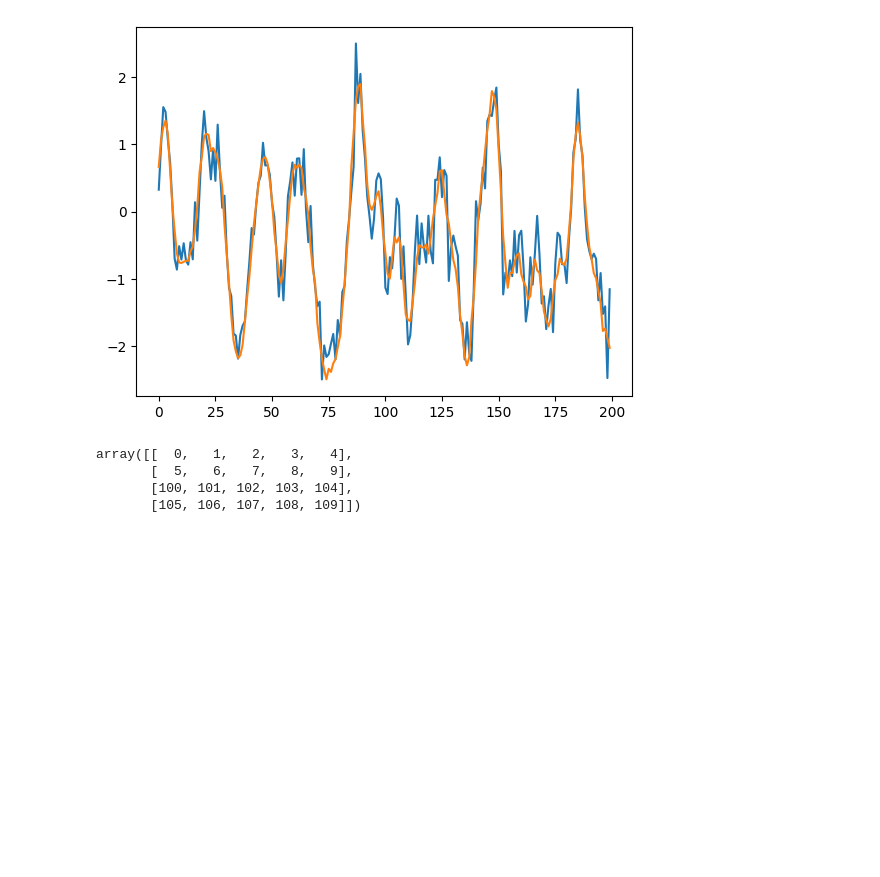
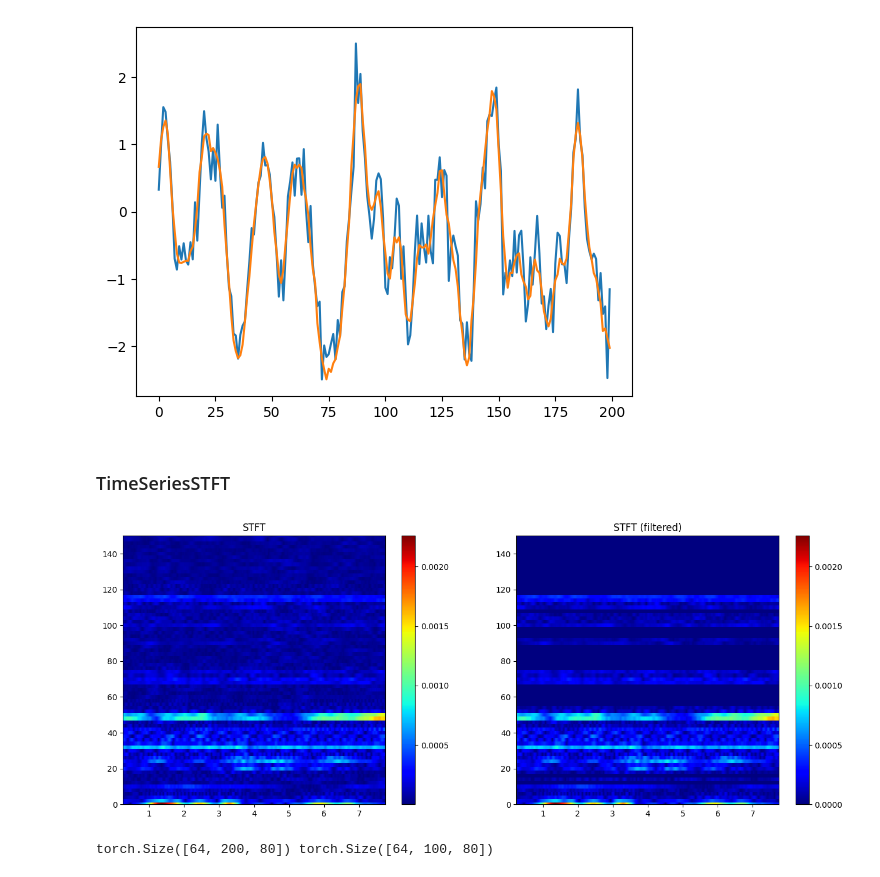
Before and after one commit to maxbalrog/laser-jitter, a Jupyter notebook: usage.ipynb, the cells around one changed output. Cells and saved outputs as stored; diff of their text form; code cells hidden in the pictures; blank space fills up the shorter version.

Commit message:
Finished TimeSeriesSTFT class

```diff
--- a/usage.ipynb
+++ b/usage.ipynb
@@ -63,13 +64,38 @@ plt.plot(x_smooth[i,:idx])
 plt.show()
 # %% [output]
 [figure]
-# %%
-a = np.arange(10).reshape((2,5))
-b = a + 100
-c = np.vstack([a,b])
-c
-# %% [output]
-array([[  0,   1,   2,   3,   4],
-       [  5,   6,   7,   8,   9],
-       [100, 101, 102, 103, 104],
-       [105, 106, 107, 108, 109]])
+# %% [markdown]
+### TimeSeriesSTFT
+# %%
+stft_params = {
+    'nperseg': 500, # window_length
+    'fs': 1e3,
+    'boundary': None,
+    'noverlap': 499,
+    'padded': False,
+    'window': 'tukey'
+}
+
+filter_params = {
+    'thresh_weight': 1,
+    'freq_low': 0
+}
+
+ts = TimeSeriesSTFT(ts_data[:10000], stft_params, train_size=0.8, filter_params=filter_params)
+# %%
+plt.figure(figsize=(16,6))
+plt.subplot(121)
+plt.pcolormesh(ts.t, ts.freq, np.abs(ts.train_stft), cmap='jet')
+plt.colorbar()
+plt.ylim([0,150])
+plt.title('STFT')
+
+
+plt.subplot(122)
+plt.pcolormesh(ts.t, ts.freq, np.abs(ts.train_stft_filt), cmap='jet')
+plt.colorbar()
+plt.ylim([0,150])
+plt.title('STFT (filtered)')
+plt.show()
+# %% [output]
+[figure, added]
@@ -75,0 +119,6 @@ array([[  0,   1,   2,   3,   4],
+# %%
+for x,y in trainloader:
+    print(x.shape, y.shape)
+    break
+# %% [output]
+torch.Size([64, 200, 80]) torch.Size([64, 100, 80])
```
Also changed, not shown: parts of 5 cells of this notebook, 1 other file.
